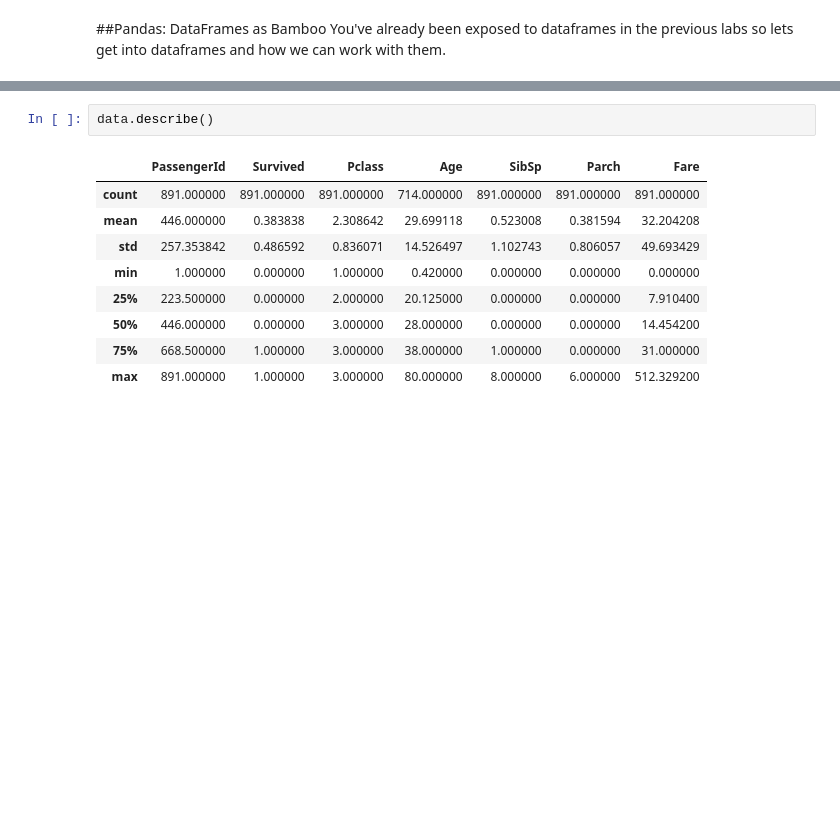
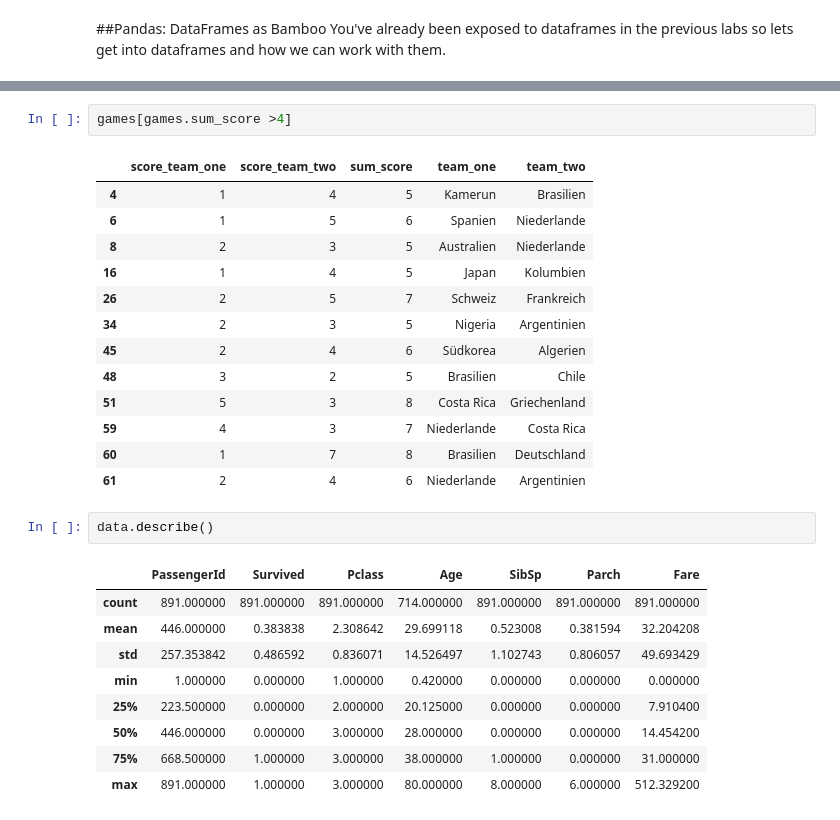
Before and after one commit to vladimirdubal/DAT_SF_16, a Jupyter notebook: labs/lab_03_VCopy2.ipynb, the cells around one changed output, grey strips where cells are left out. Drawn from its saved outputs; the diff is of its cells as text; blank space fills up the shorter version.

```diff
--- a/labs/lab_03.ipynb
+++ b/labs/lab_03_VCopy2.ipynb
@@ -243,3 +376,19 @@ data.head()
+# %%
+games[games.sum_score >4]
+# %% [output]
+|  | score_team_one | score_team_two | sum_score | team_one | team_two |
+| 4 | 1 | 4 | 5 | Kamerun | Brasilien |
+| 6 | 1 | 5 | 6 | Spanien | Niederlande |
+| 8 | 2 | 3 | 5 | Australien | Niederlande |
+| 16 | 1 | 4 | 5 | Japan | Kolumbien |
+| 26 | 2 | 5 | 7 | Schweiz | Frankreich |
+| 34 | 2 | 3 | 5 | Nigeria | Argentinien |
+| 45 | 2 | 4 | 6 | Südkorea | Algerien |
+| 48 | 3 | 2 | 5 | Brasilien | Chile |
+| 51 | 5 | 3 | 8 | Costa Rica | Griechenland |
+| 59 | 4 | 3 | 7 | Niederlande | Costa Rica |
+| 60 | 1 | 7 | 8 | Brasilien | Deutschland |
+| 61 | 2 | 4 | 6 | Niederlande | Argentinien |
 # %%
 data.describe()
 # %% [output]
```
Also changed, not shown: parts of 46 cells of this notebook, 11 other files.
